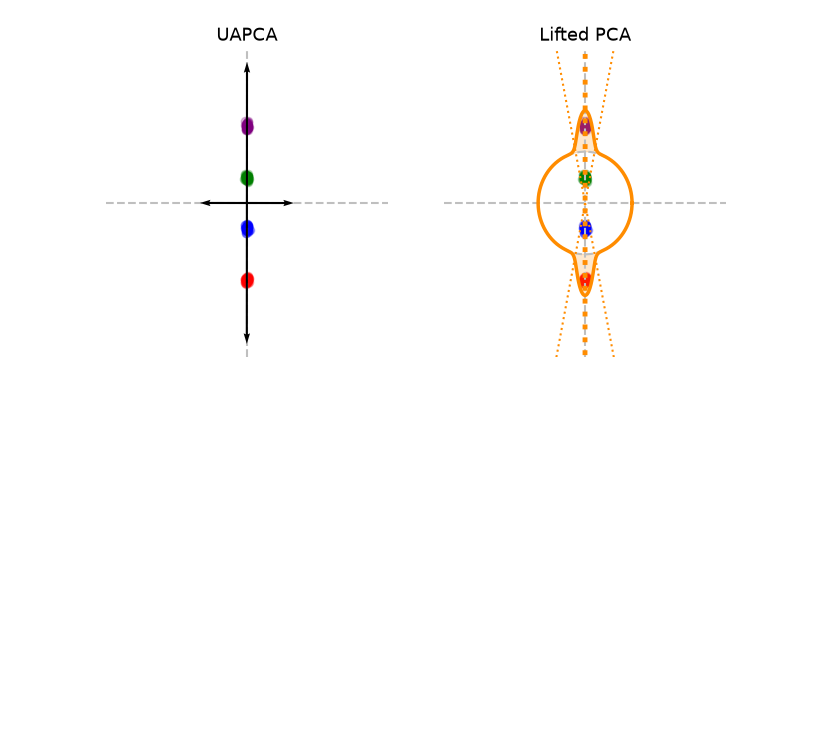
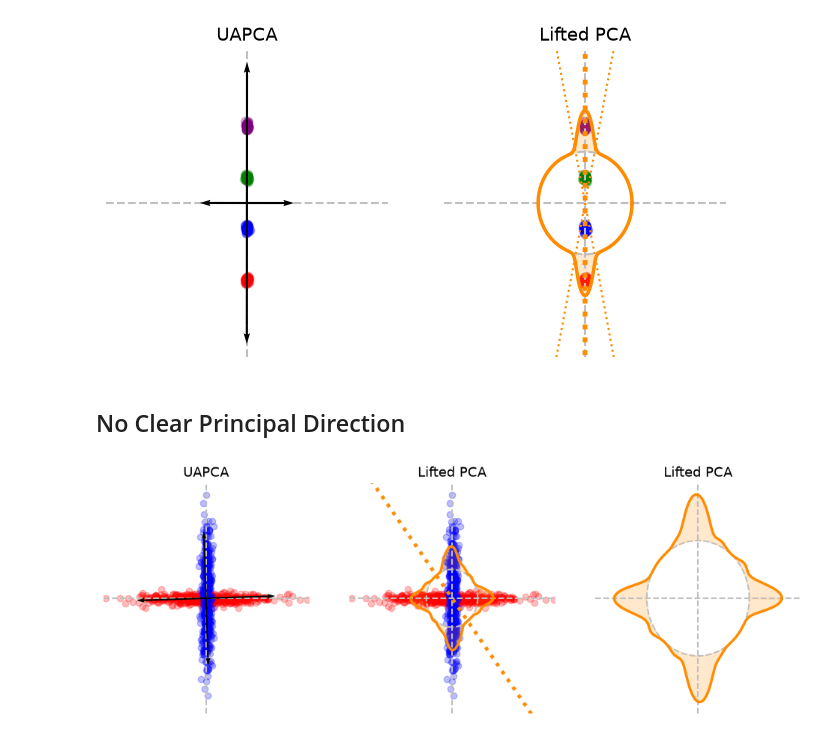
Before and after one commit to clbonet/Lifting_PCA_Wasserstein_Space, a Jupyter notebook: xp_2d.ipynb, the cells around one changed output. Cells and saved outputs as stored; diff of their text form; code cells hidden in the pictures; blank space fills up the shorter version.

```diff
--- a/xp_2d.ipynb
+++ b/xp_2d.ipynb
@@ -168,3 +198,38 @@ get_plot_lifted_pca(samples, ax=axes[1], xmin=-3, xmax=3, ymin=-3, ymax=3, color
 plt.show()
 # %% [output]
 [figure]
+# %% [markdown]
+## No Clear Principal Direction
+# %%
+n_distr = 2
+
+means = torch.zeros((n_distr, 2))
+
+Sigma0 = torch.diag(torch.tensor([1.5, 0.01])) # * 0.1
+# Sigma1 = torch.diag(torch.tensor([1.5, 0.5])) # * 0.1
+Sigma1 = torch.tensor([[0.01, 0.], [0., 1.5]]) # torch.tensor([[0.2, 0.], [0., 3.0]])
+
+
+Sigmas = torch.stack([Sigma0, Sigma1])
+
+n = 500
+d = 2
+samples = torch.zeros((len(means), n, d))
+for k in range(len(means)):
+    samples[k] = means[k] + torch.randn(n, d) @ sqrtm(Sigmas[k])
+# %%
+colors = ["red", "blue", "green", "purple"]
+
+fig, axes = plt.subplots(1, 3, figsize=(12, 4))
+
+get_plot_uapca(samples, ax=axes[0], xmin=-4, xmax=4, ymin=-4, ymax=4, colors=colors)
+get_plot_lifted_pca(samples, ax=axes[1], xmin=-4, xmax=4, ymin=-4, ymax=4, colors=colors, plot_ci=False, plot_bary=True)
+
+# get_plot_lifted_pca(samples, ax=axes[1], xmin=-4, xmax=4, ymin=-4, ymax=4, colors=colors, plot_circle=False, value_barycenter=False)
+get_plot_lifted_pca(samples, ax=axes[2], xmin=-2, xmax=2, ymin=-2, ymax=2, colors=colors, plot_samples=False, plot_ci=False)
+
+plt.savefig("./Figures/Comparison_LiftedPCA_vs_UAPCA_two_directions.pdf", format="pdf", bbox_inches="tight")
+
+plt.show()
+# %% [output]
+[figure, added]
```
Also changed, not shown: parts of 2 cells of this notebook, 2 other files.
